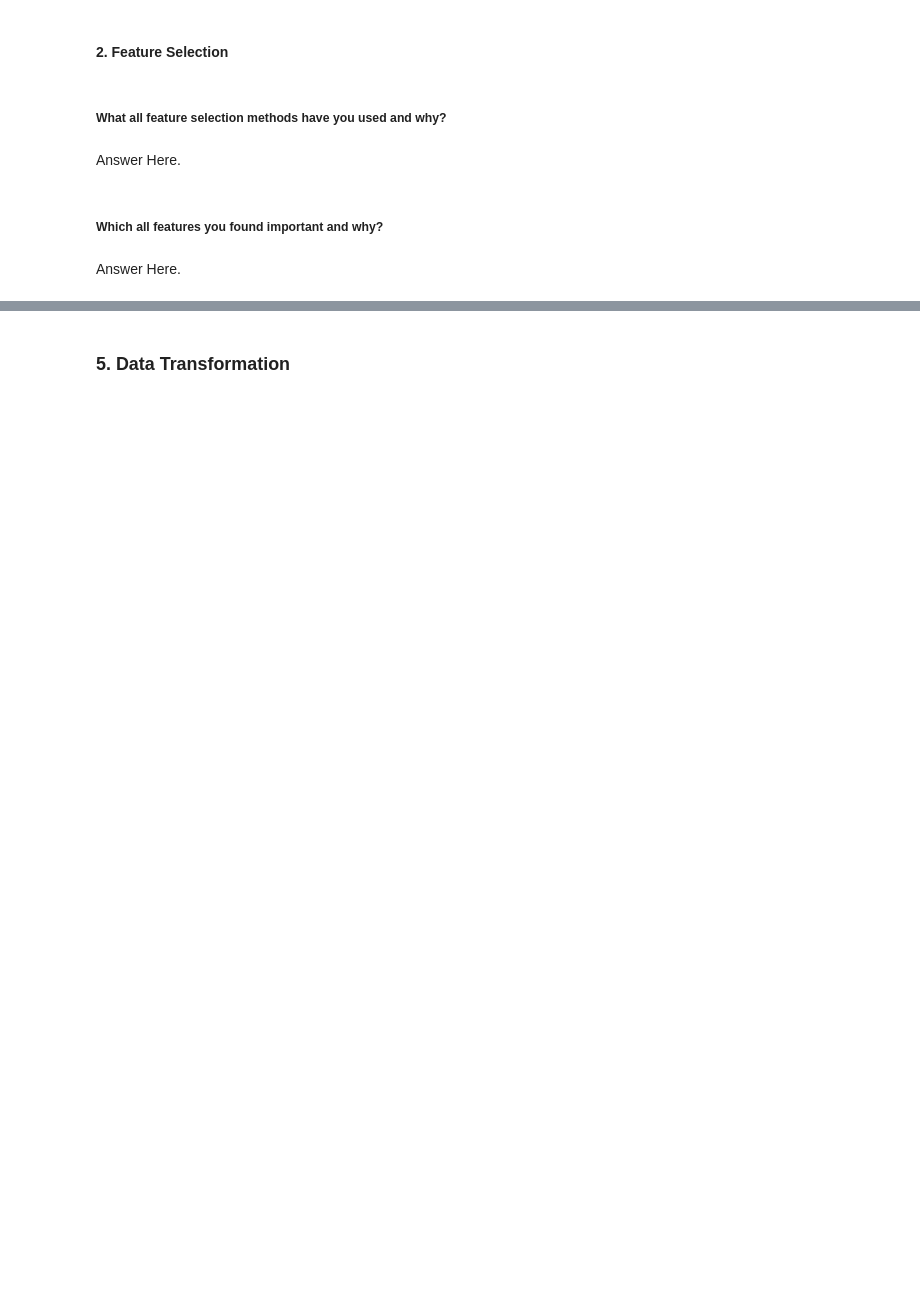
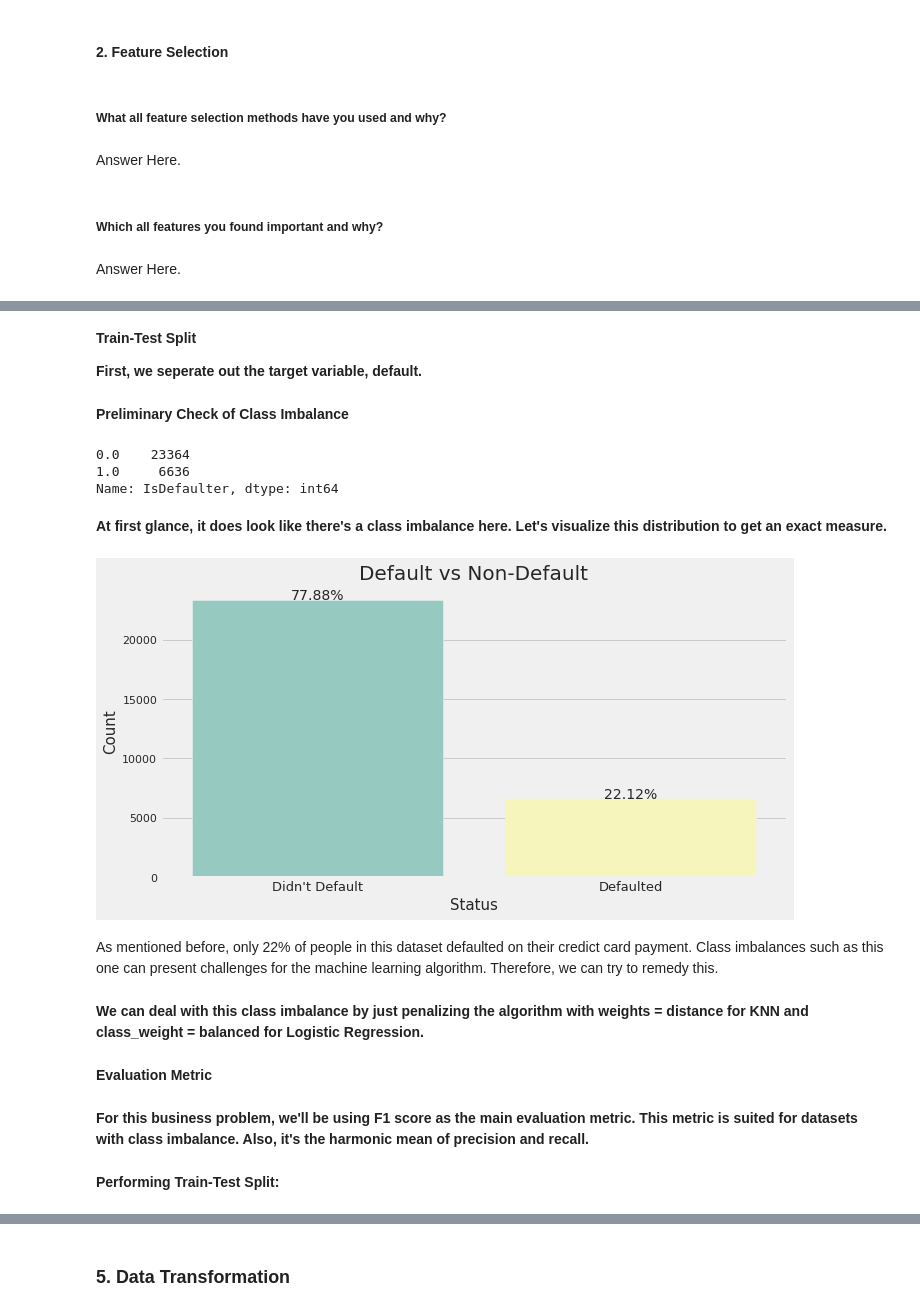
Before and after one commit to PrachiJadhav12/Credit_Card_default_Prediction, a Jupyter notebook: creditCopy_of_Sample_ML_Submission_Template.ipynb, the cells around one changed output, grey strips where cells are left out. Cells and saved outputs as stored; diff of their text form; code cells hidden in the pictures; blank space fills up the shorter version.

```diff
--- a/creditCopy_of_Sample_ML_Submission_Template.ipynb
+++ b/creditCopy_of_Sample_ML_Submission_Template.ipynb
@@ -1335,5 +1340,5 @@ BILL_AMT =['BILL_AMT_SEPT','BILL_AMT_AUG', 'BILL_AMT_JUL', 'BILL_AMT_JUN', 'BILL
 # %%
-for col in BILL_AMT:
-  df[col]= df[col].plot(kind='hist')
+
+df['BILL_AMT_AUG'].plot(kind='hist')
 # %% [output]
 TypeError: ignored
@@ -1423,0 +1499,5 @@ Answer Here.
+# %% [markdown]
+
+**Train-Test Split**
+
+**First, we seperate out the target variable, default.**
@@ -1423,0 +1510,40 @@ Answer Here.
+# %% [markdown]
+**Preliminary Check of Class Imbalance**
+# %%
+# looking at number of values in the column
+df['IsDefaulter'].value_counts()
+# %% [output]
+0.0    23364
+1.0     6636
+Name: IsDefaulter, dtype: int64
+# %% [markdown]
+**At first glance, it does look like there's a class imbalance here. Let's visualize this distribution to get an exact measure.**
+# %%
+plt.figure(figsize = (10,5))
+ax = sns.countplot(df['IsDefaulter'], palette='Set3')
+
+ax.set_title('Default vs Non-Default',fontsize = 20)
+ax.set_xlabel('Status',fontsize = 15)
+ax.set_ylabel('Count',fontsize = 15)
+ax.set_xticklabels(['Didn\'t Default','Defaulted'],fontsize = 13)
+
+# adding percentage to the top of each bar
+total = float(len(df))
+for p in ax.patches:
+    height = p.get_height()
+    ax.text(p.get_x()+p.get_width()/2.,
+            height + 3,
+            '{:1.2f}'.format(height/total * 100) + '%',
+            ha="center")
+# %% [output]
+[figure, added]
+# %% [markdown]
+As mentioned before, only 22% of people in this dataset defaulted on their credict card payment. Class imbalances such as this one can present challenges for the machine learning algorithm. Therefore, we can try to remedy this.
+# %% [markdown]
+**We can deal with this class imbalance by just penalizing the algorithm with weights = distance for KNN and class_weight = balanced for Logistic Regression.**
+# %% [markdown]
+**Evaluation Metric**
+# %% [markdown]
+**For this business problem, we'll be using F1 score as the main evaluation metric. This metric is suited for datasets with class imbalance. Also, it's the harmonic mean of precision and recall.**
+# %% [markdown]
+**Performing Train-Test Split:**
```
Also changed, not shown: parts of 145 cells of this notebook.
